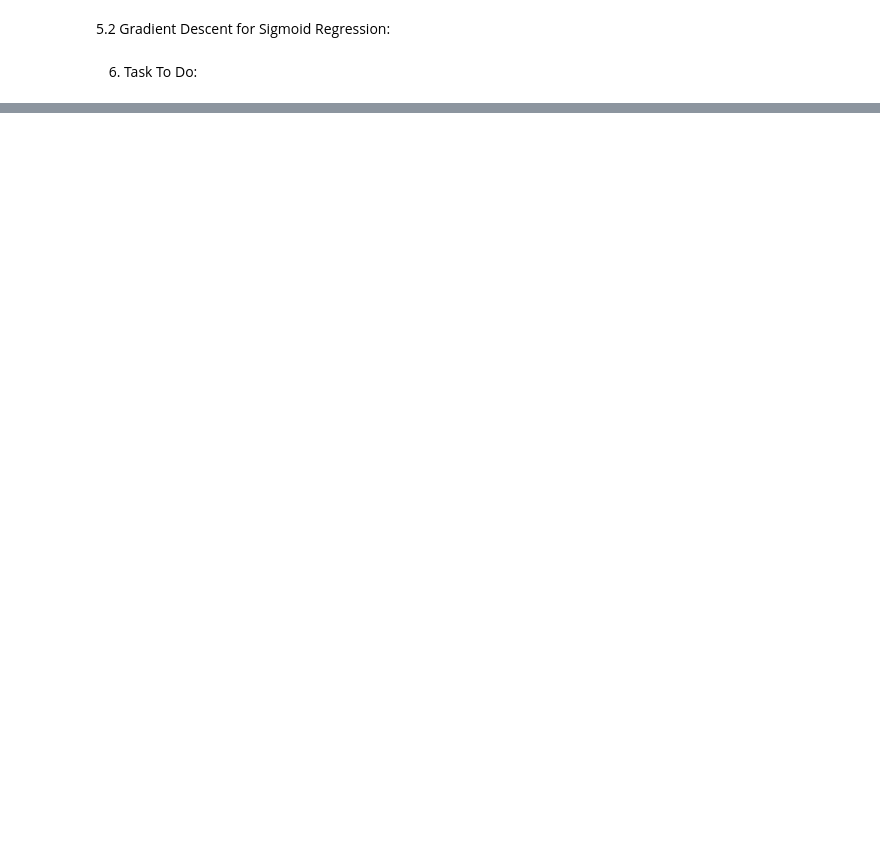
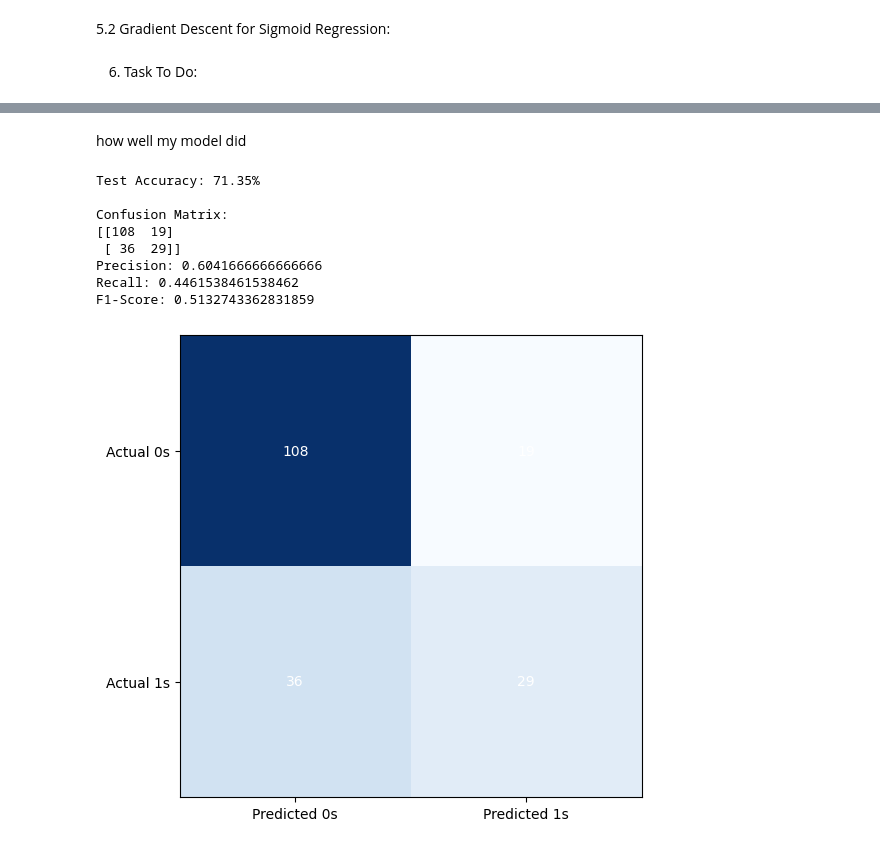
Before and after one commit to budhathoki10/Concept_and_Technology_of_AI, a Jupyter notebook: Worksheet_6_part1.ipynb, the cells around one changed output, grey strips where cells are left out. Saved outputs shown, nothing was run; the diff lists cells and outputs as text; code cells hidden in the pictures; blank space fills up the shorter version.

```diff
--- a/Worksheet_6_part1.ipynb
+++ b/Worksheet_6_part1.ipynb
@@ -338,0 +461,7 @@ plt.show()
+# %%
+y_train_pred= prediction(X_train_scaled,w,b,threshold=0.5)
+y_test_pred= prediction(X_test_scaled,w,b,threshold=0.5)
+train_cost= costfunction_logreg (X_train_scaled, Y_train, w,b)
+test_cost= costfunction_logreg (X_test_scaled, Y_test, w,b)
+print(f"\nTrain Loss (Cost): {train_cost:.4f}")
+print(f"Test Loss (Cost): {test_cost:.4f}")
@@ -338,0 +486,41 @@ plt.show()
+# %% [markdown]
+how well my model did
+# %%
+# Accuracy
+test_accuracy = np.mean(y_test_pred == Y_test) * 100
+print(f"\nTest Accuracy: {test_accuracy:.2f}%")
+
+# Confusion matrix and metrics
+cm = confusion_matrix(Y_test, y_test_pred)
+precision = precision_score(Y_test, y_test_pred)
+recall = recall_score(Y_test, y_test_pred)
+f1 = f1_score(Y_test, y_test_pred)
+
+print(f"\nConfusion Matrix:\n{cm}")
+print("Precision:", precision)
+print("Recall:", recall)
+print("F1-Score:", f1)
+
+# Visualization
+fig, ax = plt.subplots(figsize=(6, 6))
+ax.imshow(cm, cmap="Blues")   # <-- numeric array now
+ax.grid(False)
+ax.xaxis.set(ticks=(0, 1), ticklabels=("Predicted 0s", "Predicted 1s"))
+ax.yaxis.set(ticks=(0, 1), ticklabels=("Actual 0s", "Actual 1s"))
+ax.set_ylim(1.5, -0.5)
+
+for i in range(2):
+    for j in range(2):
+        ax.text(j, i, cm[i, j], ha="center", va="center", color="white")
+
+plt.show()
+# %% [output]
+Test Accuracy: 71.35%
+
+Confusion Matrix:
+[[108  19]
+ [ 36  29]]
+Precision: 0.6041666666666666
+Recall: 0.4461538461538462
+F1-Score: 0.5132743362831859
+[figure, added]
```
Also changed, not shown: parts of 22 cells of this notebook.
